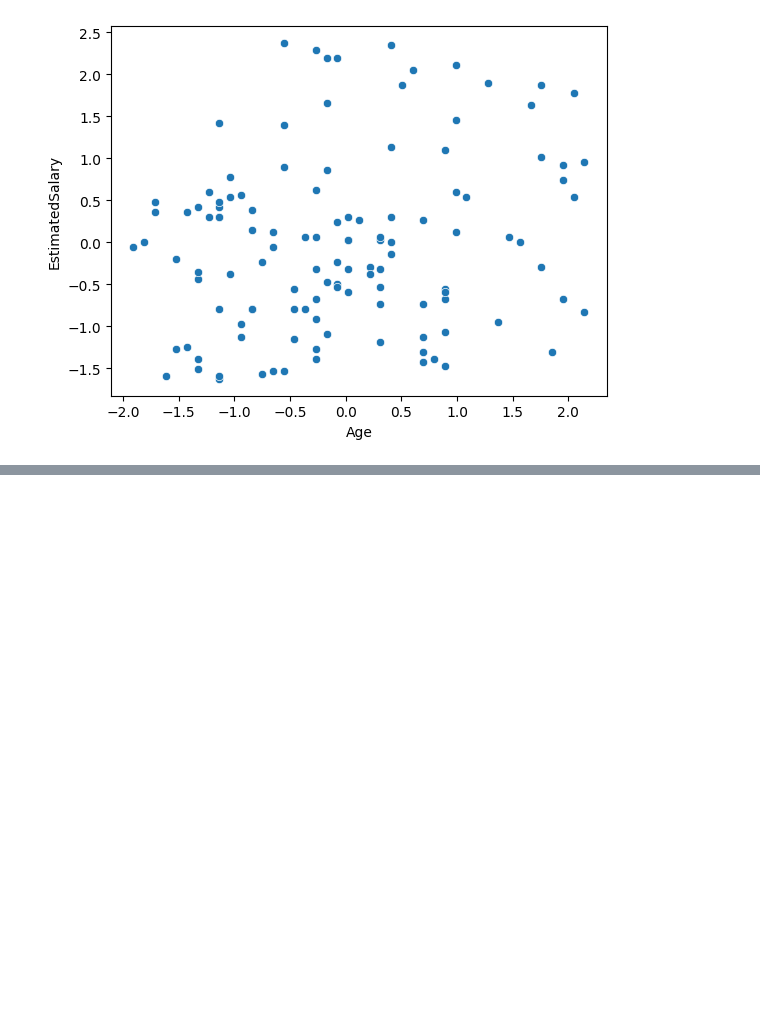
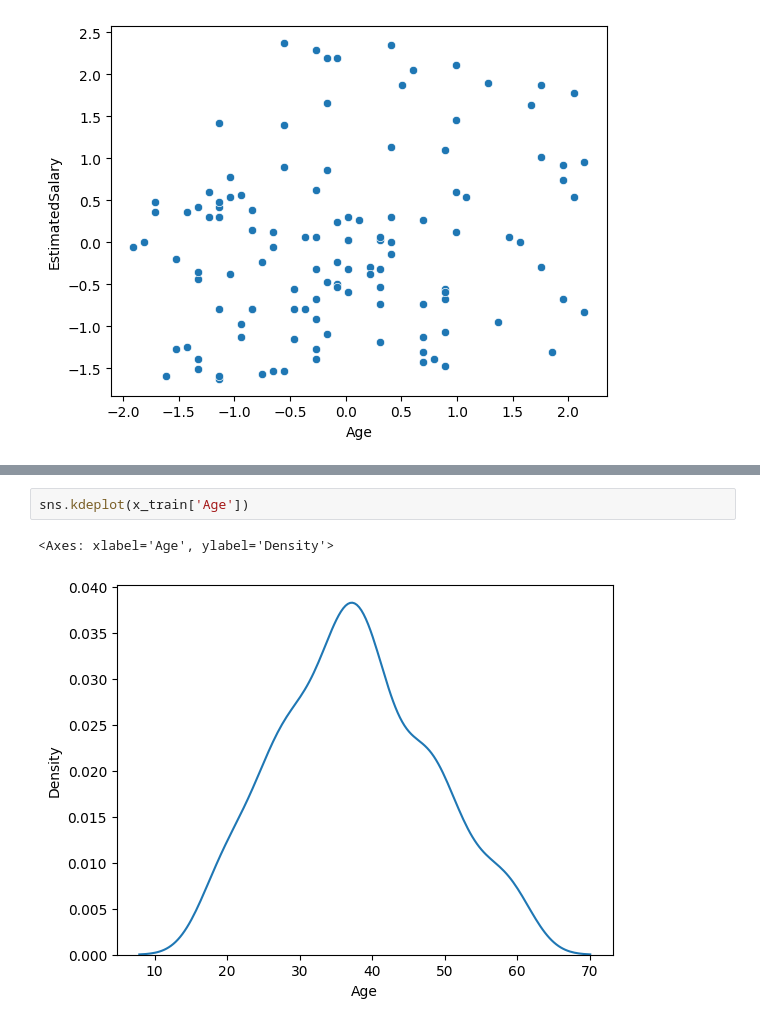
Before and after one commit to prayas7102/ML-Algorithms-Implementation, a Jupyter notebook: Social_Network_Ads/sol.ipynb, the cells around one changed output, grey strips where cells are left out. Drawn from its saved outputs; the diff is of its cells as text; blank space fills up the shorter version.

```diff
--- a/Social_Network_Ads/sol.ipynb
+++ b/Social_Network_Ads/sol.ipynb
@@ -70,0 +91,5 @@ sns.scatterplot(
+# %%
+sns.kdeplot(x_train['Age'])
+# %% [output]
+<Axes: xlabel='Age', ylabel='Density'>
+[figure, added]
```
Also changed, not shown: parts of 7 cells of this notebook.
